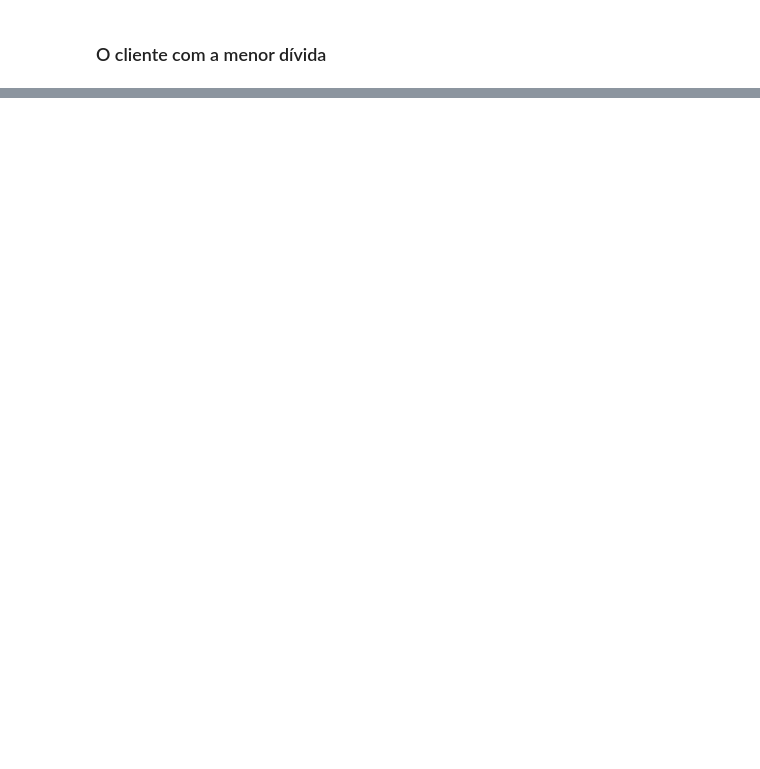
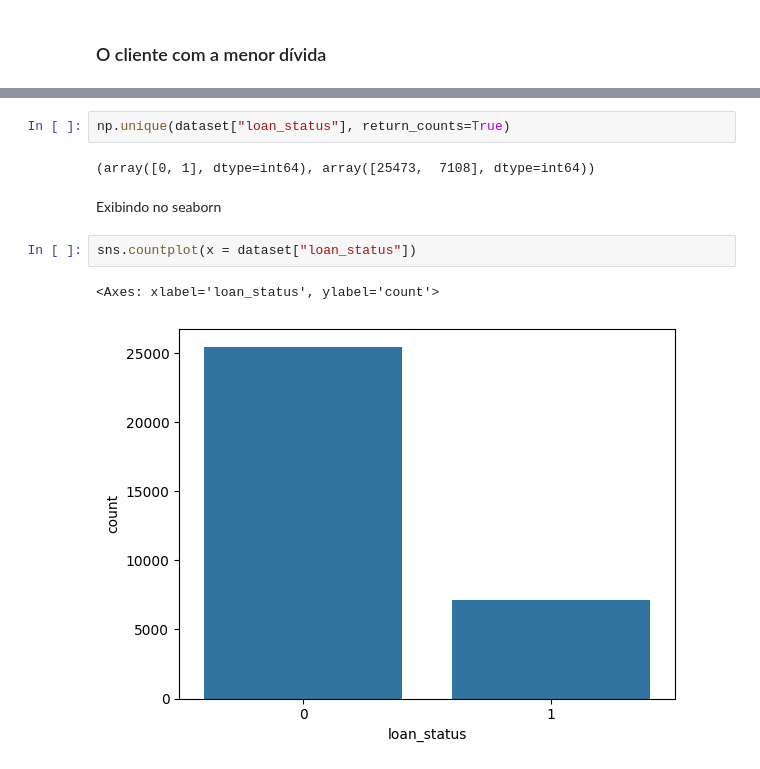
Before and after one commit to Felipex99/Estudos, a Jupyter notebook: Machine Learning e Data Science com Python de A a Z/Código/ImportandoLib.ipynb, the cells around one changed output, grey strips where cells are left out. Saved outputs shown, nothing was run; the diff lists cells and outputs as text; blank space fills up the shorter version.

```diff
--- a/Machine Learning e Data Science com Python de A a Z/Código/ImportandoLib.ipynb
+++ b/Machine Learning e Data Science com Python de A a Z/Código/ImportandoLib.ipynb
@@ -52,0 +79,11 @@ TypeError: 'Index' object is not callable
+# %%
+np.unique(dataset["loan_status"], return_counts=True)
+# %% [output]
+(array([0, 1], dtype=int64), array([25473,  7108], dtype=int64))
+# %% [markdown]
+Exibindo no seaborn
+# %%
+sns.countplot(x = dataset["loan_status"])
+# %% [output]
+<Axes: xlabel='loan_status', ylabel='count'>
+[figure, added]
```
Also changed, not shown: parts of 9 cells of this notebook.
